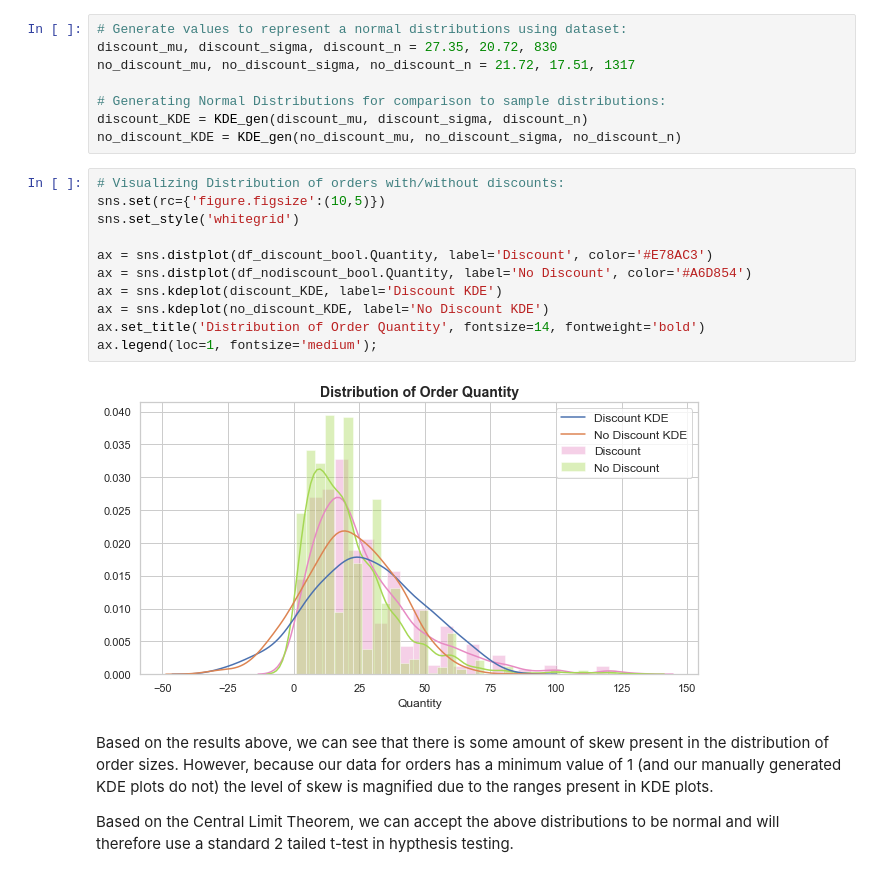
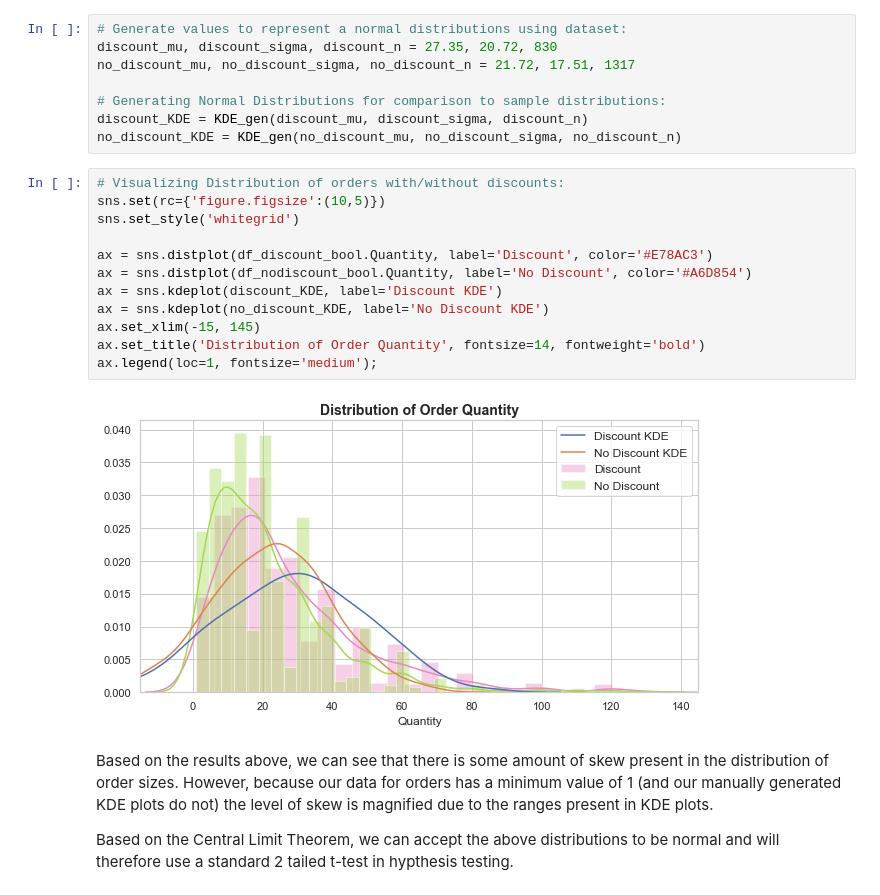
Before and after one commit to pawoody/dsc-2-final-project-online-ds-ft-041519, a Jupyter notebook: Mod 2 Project.ipynb, the cells around one changed output. Saved outputs shown, nothing was run; the diff lists cells and outputs as text.

```diff
--- a/Mod 2 Project.ipynb
+++ b/Mod 2 Project.ipynb
@@ -1098,16 +1007,17 @@ no_discount_KDE = KDE_gen(no_discount_mu, no_discount_sigma, no_discount_n)
 # %%
 # Visualizing Distribution of orders with/without discounts:
 sns.set(rc={'figure.figsize':(10,5)})
 sns.set_style('whitegrid')
 
 ax = sns.distplot(df_discount_bool.Quantity, label='Discount', color='#E78AC3')
 ax = sns.distplot(df_nodiscount_bool.Quantity, label='No Discount', color='#A6D854')
 ax = sns.kdeplot(discount_KDE, label='Discount KDE')
 ax = sns.kdeplot(no_discount_KDE, label='No Discount KDE')
+ax.set_xlim(-15, 145)
 ax.set_title('Distribution of Order Quantity', fontsize=14, fontweight='bold')
 ax.legend(loc=1, fontsize='medium');
 # %% [output]
-[figure, old version]
+[figure, new version]
 # %% [markdown]
 Based on the results above, we can see that there is some amount of skew present in the distribution of order sizes. However, because our data for orders has a minimum value of 1 (and our manually generated KDE plots do not) the level of skew is magnified due to the ranges present in KDE plots.
 
```
Also changed, not shown: parts of 173 cells of this notebook.
